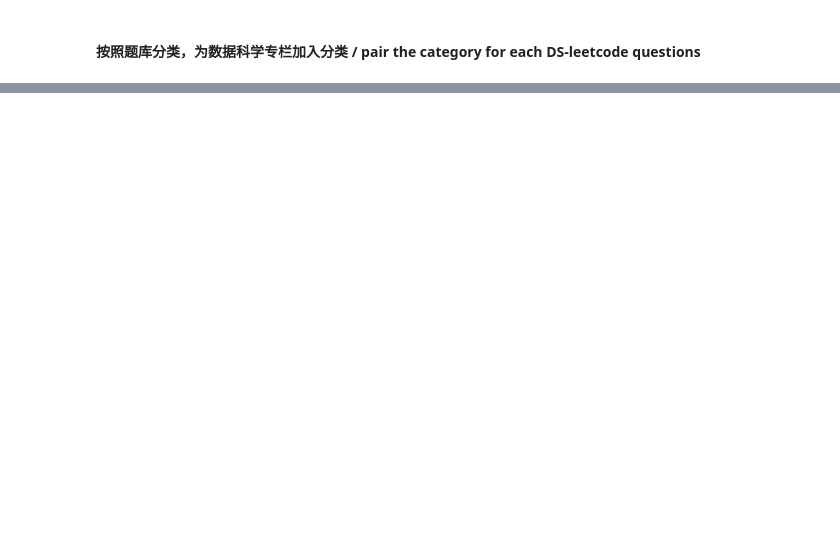
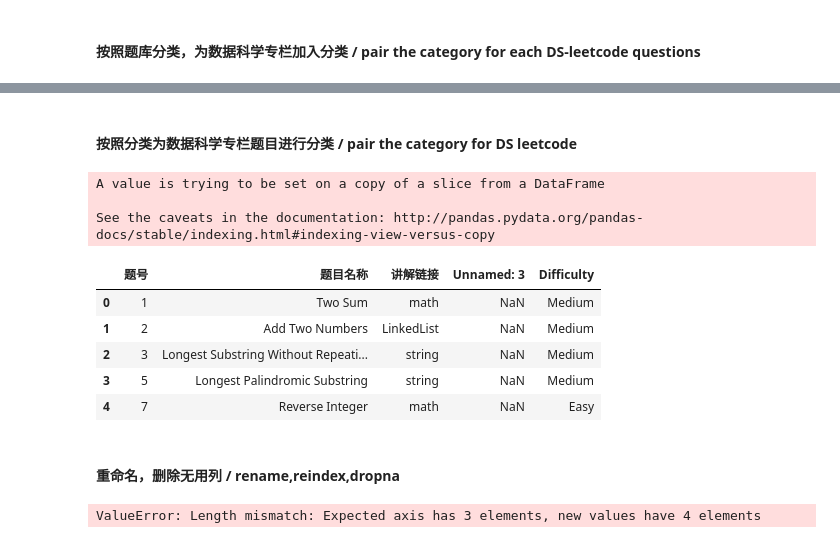
Before and after one commit to shanjiang1994/LeetCode_for_DataScience, a Jupyter notebook: LeetCode_for_Data_Science.ipynb, the cells around one changed output, grey strips where cells are left out. Drawn from its saved outputs; the diff is of its cells as text; code cells hidden in the pictures; blank space fills up the shorter version.

```diff
--- a/LeetCode_for_Data_Science.ipynb
+++ b/LeetCode_for_Data_Science.ipynb
@@ -154,0 +188,25 @@ def Classifier(dictionary,df):
+# %% [markdown]
+#### 按照分类为数据科学专栏题目进行分类 / pair the category for DS leetcode
+# %%
+Classifier(leetcode,leetcode_for_DS)
+leetcode_for_DS.head(5)
+# %% [output]
+A value is trying to be set on a copy of a slice from a DataFrame
+
+See the caveats in the documentation: http://pandas.pydata.org/pandas-docs/stable/indexing.html#indexing-view-versus-copy
+|  | 题号 | 题目名称 | 讲解链接 | Unnamed: 3 | Difficulty |
+| 0 | 1 | Two Sum | math | NaN | Medium |
+| 1 | 2 | Add Two Numbers | LinkedList | NaN | Medium |
+| 2 | 3 | Longest Substring Without Repeati... | string | NaN | Medium |
+| 3 | 5 | Longest Palindromic Substring | string | NaN | Medium |
+| 4 | 7 | Reverse Integer | math | NaN | Easy |
+# %% [markdown]
+#### 重命名，删除无用列 / rename,reindex,dropna
+# %%
+leetcode_for_DS = leetcode_for_DS.dropna(axis =1)
+leetcode_for_DS.columns = ['#','Title','Category','Difficulty']
+leetcode_for_DS.set_index(leetcode_for_DS['#'],inplace=True)
+leetcode_for_DS.drop(columns = '#',inplace=True)
+leetcode_for_DS.head(10)
+# %% [output]
+ValueError: Length mismatch: Expected axis has 3 elements, new values have 4 elements
```
Also changed, not shown: parts of 10 cells of this notebook.
